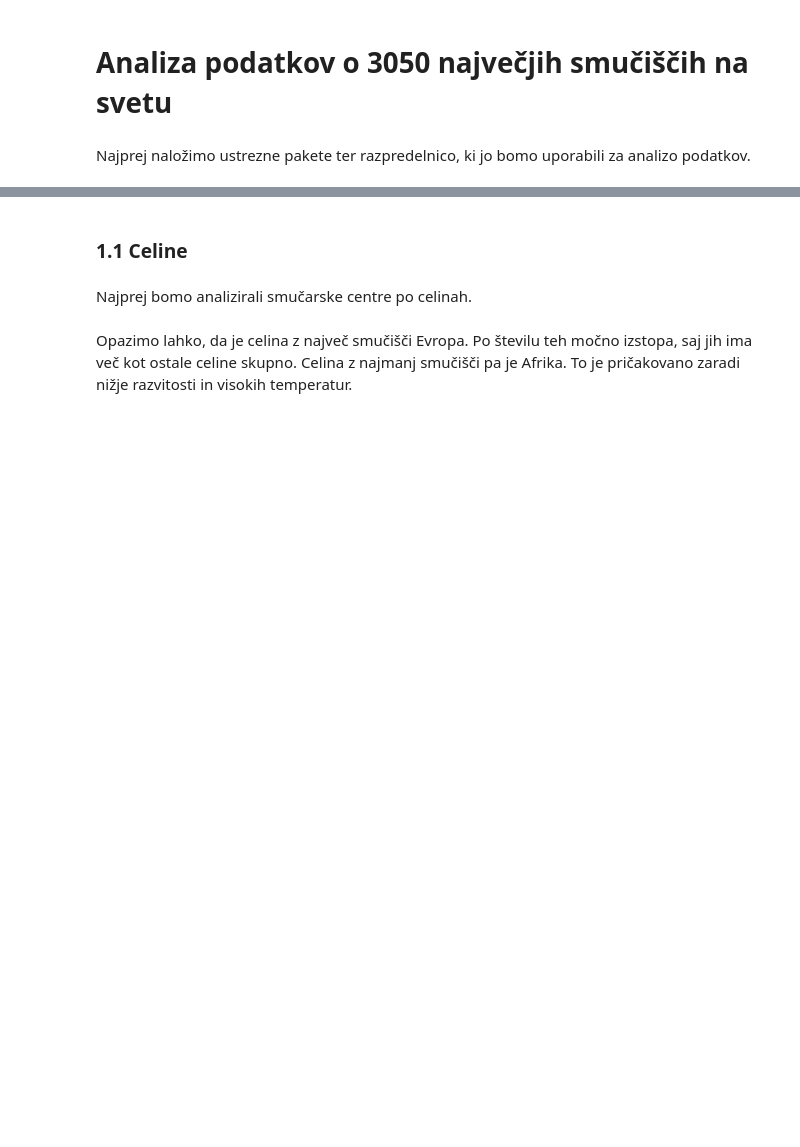
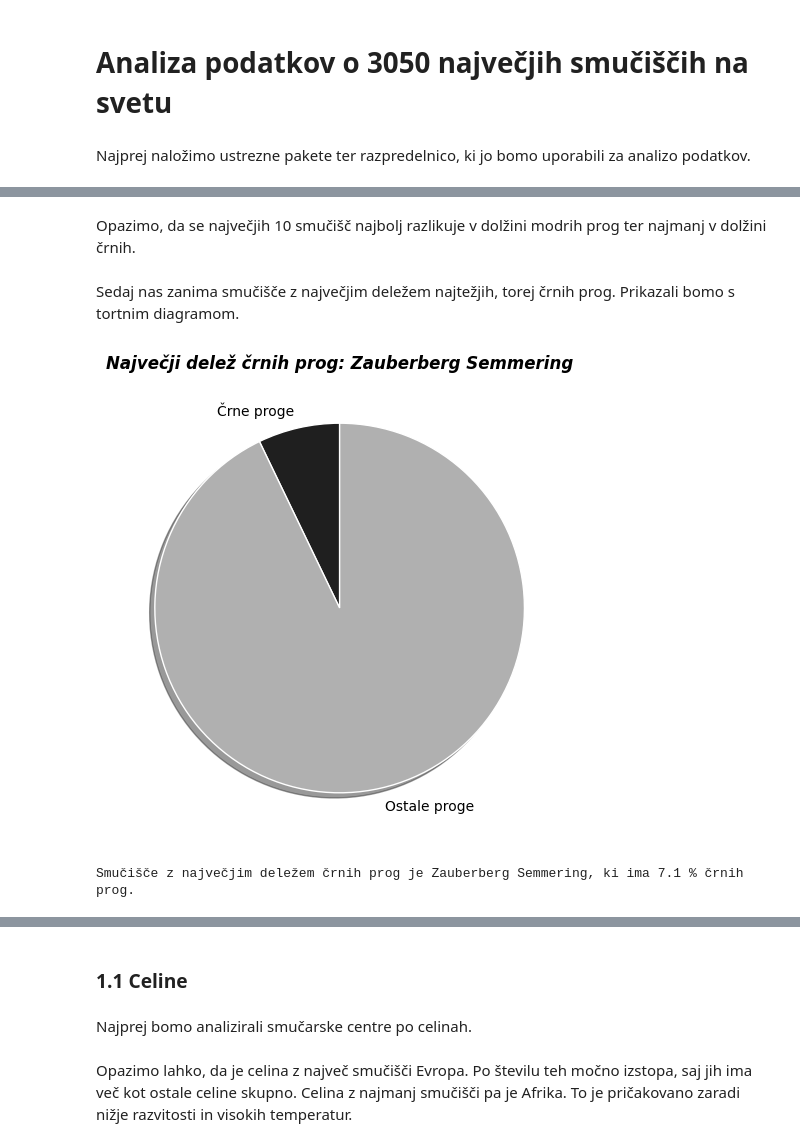
Before and after one commit to NejcZibret/ProjektnaNaloga2024, a Jupyter notebook: analiza.ipynb, the cells around one changed output, grey strips where cells are left out. Cells and saved outputs as stored; diff of their text form; code cells hidden in the pictures; blank space fills up the shorter version.

```diff
--- a/analiza.ipynb
+++ b/analiza.ipynb
@@ -42,0 +127,29 @@ smucisca
+# %% [markdown]
+Opazimo, da se največjih 10 smučišč najbolj razlikuje v dolžini modrih prog ter najmanj v dolžini črnih.
+# %% [markdown]
+Sedaj nas zanima smučišče z največjim deležem najtežjih, torej črnih prog. Prikazali bomo s tortnim diagramom.
+# %%
+# izračunajmo najprej delež črnih prog za vsako smučišče
+smucisca_copy = smucisca.copy()
+smucisca_copy['% črnih prog'] = (smucisca_copy['črne'] / smucisca_copy['proge']) * 100
+
+# poiščemo to smučišče
+najvecji_delez_crnih_prog = smucisca_copy.iloc[smucisca_copy['% črnih prog'].idxmax()]
+smucisce_z_najvec_crnimi_progami = najvecji_delez_crnih_prog['ime']
+delez_crnih_procent = najvecji_delez_crnih_prog['% črnih prog']
+
+# priprava podatkov
+labels = ['Črne proge', 'Ostale proge']
+sizes = [delez_crnih_procent, 100 - delez_crnih_procent]
+colors = ['#1f1f1f', '#b0b0b0']
+
+# nastavitve grafa
+plt.figure(figsize=(6, 6))
+plt.pie(sizes, labels=labels, colors=colors, startangle=90, shadow=True, pctdistance=0.5, wedgeprops={'edgecolor': 'white'})
+plt.title(f'Največji delež črnih prog: {smucisce_z_najvec_crnimi_progami}', fontsize=12, fontweight='bold', style='italic')
+plt.show()
+
+print(f"Smučišče z največjim deležem črnih prog je {smucisce_z_najvec_crnimi_progami}, ki ima {delez_crnih_procent:.1f} % črnih prog.")
+# %% [output]
+[figure, added]
+Smučišče z največjim deležem črnih prog je Zauberberg Semmering, ki ima 7.1 % črnih prog.
```
Also changed, not shown: parts of 32 cells of this notebook, 3 other files.
